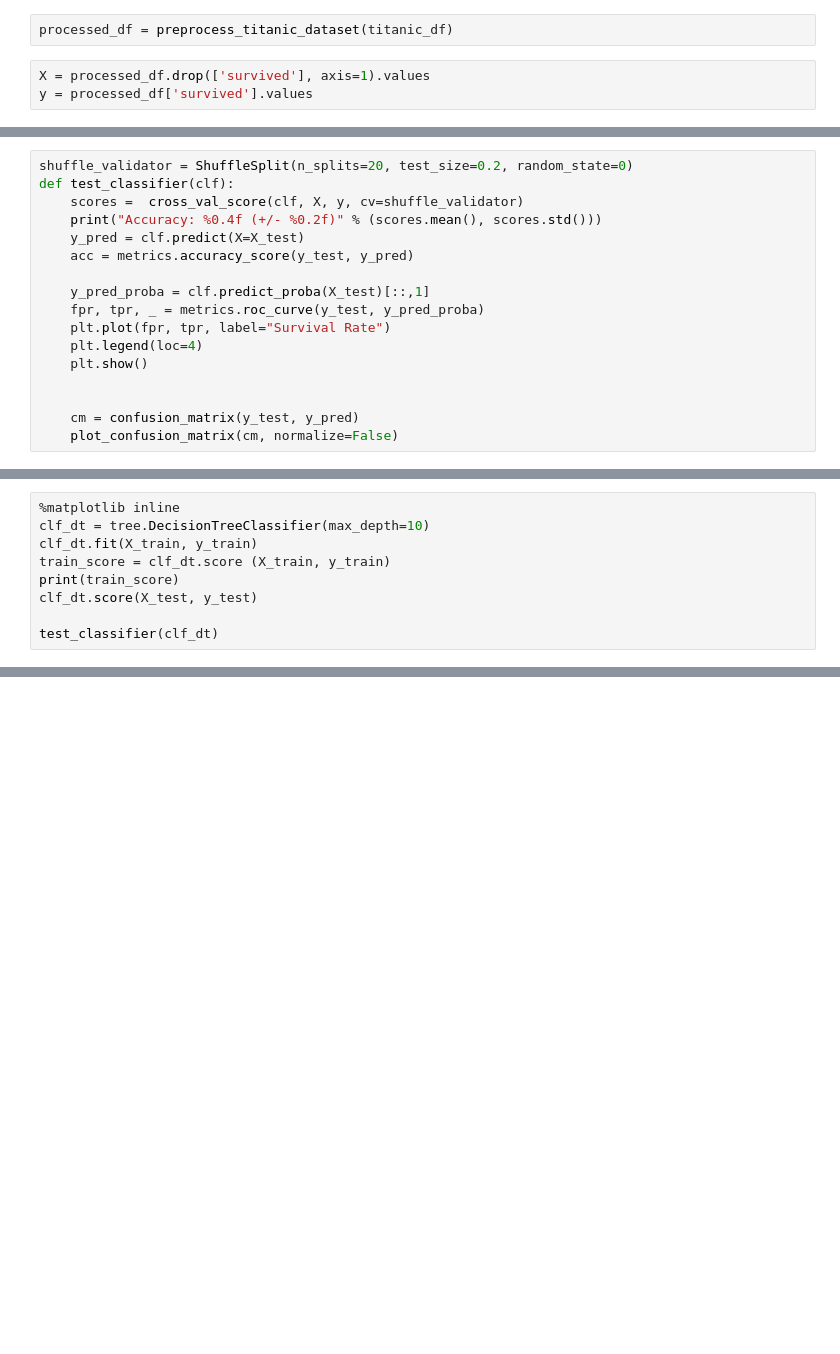
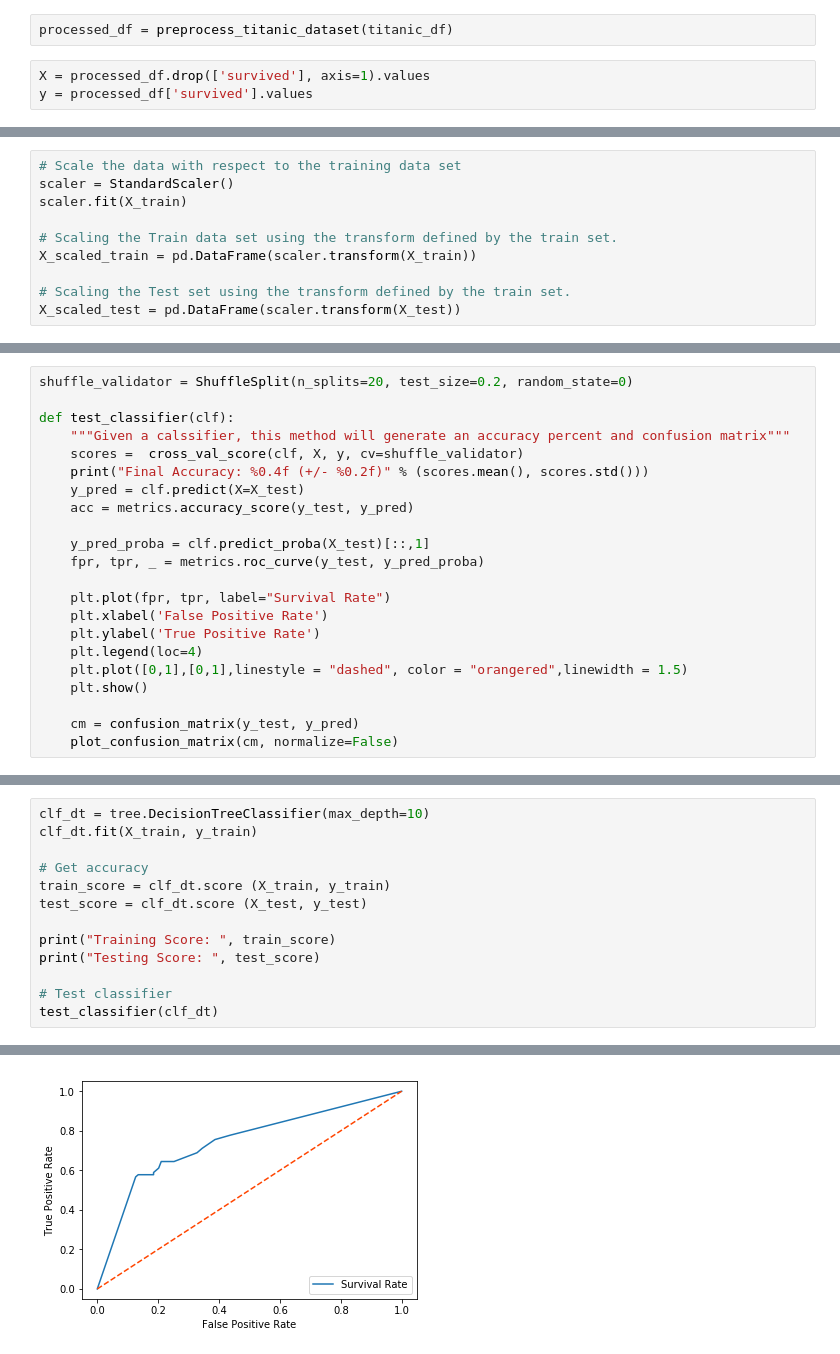
Before and after one commit to vipulpopat/MSCAI_CE4021_Project, a Jupyter notebook: Etivity_10131531.ipynb, the cells around one changed output, grey strips where cells are left out. Drawn from its saved outputs; the diff is of its cells as text; blank space fills up the shorter version.

```diff
--- a/Etivity_10131531.ipynb
+++ b/Etivity_10131531.ipynb
@@ -103,0 +168,10 @@ X_train, X_test, y_train, y_test = train_test_split(X, y, stratify=y, test_size=
+# %%
+# Scale the data with respect to the training data set
+scaler = StandardScaler()
+scaler.fit(X_train)
+
+# Scaling the Train data set using the transform defined by the train set.
+X_scaled_train = pd.DataFrame(scaler.transform(X_train))
+
+# Scaling the Test set using the transform defined by the train set.
+X_scaled_test = pd.DataFrame(scaler.transform(X_test))
@@ -129,17 +227,22 @@ def plot_confusion_matrix(cm, normalize = False):
 # %%
 shuffle_validator = ShuffleSplit(n_splits=20, test_size=0.2, random_state=0)
+
 def test_classifier(clf):
+    """Given a calssifier, this method will generate an accuracy percent and confusion matrix"""
     scores =  cross_val_score(clf, X, y, cv=shuffle_validator)
-    print("Accuracy: %0.4f (+/- %0.2f)" % (scores.mean(), scores.std()))
+    print("Final Accuracy: %0.4f (+/- %0.2f)" % (scores.mean(), scores.std()))
     y_pred = clf.predict(X=X_test)
     acc = metrics.accuracy_score(y_test, y_pred)
 
     y_pred_proba = clf.predict_proba(X_test)[::,1]
     fpr, tpr, _ = metrics.roc_curve(y_test, y_pred_proba)
+
     plt.plot(fpr, tpr, label="Survival Rate")
+    plt.xlabel('False Positive Rate')
+    plt.ylabel('True Positive Rate')
     plt.legend(loc=4)
+    plt.plot([0,1],[0,1],linestyle = "dashed", color = "orangered",linewidth = 1.5)
     plt.show()
-
 
     cm = confusion_matrix(y_test, y_pred)
     plot_confusion_matrix(cm, normalize=False)
@@ -146,9 +251,14 @@ def test_classifier(clf):
 # %%
-%matplotlib inline
 clf_dt = tree.DecisionTreeClassifier(max_depth=10)
 clf_dt.fit(X_train, y_train)
+
+# Get accuracy
 train_score = clf_dt.score (X_train, y_train)
-print(train_score)
-clf_dt.score(X_test, y_test)
+test_score = clf_dt.score (X_test, y_test)
 
+print("Training Score: ", train_score)
+print("Testing Score: ", test_score)
+
+# Test classifier
 test_classifier(clf_dt)
+# %% [output]
@@ -154,0 +268 @@ test_classifier(clf_dt)
+[figure, added]
```
Also changed, not shown: parts of 37 cells of this notebook.
